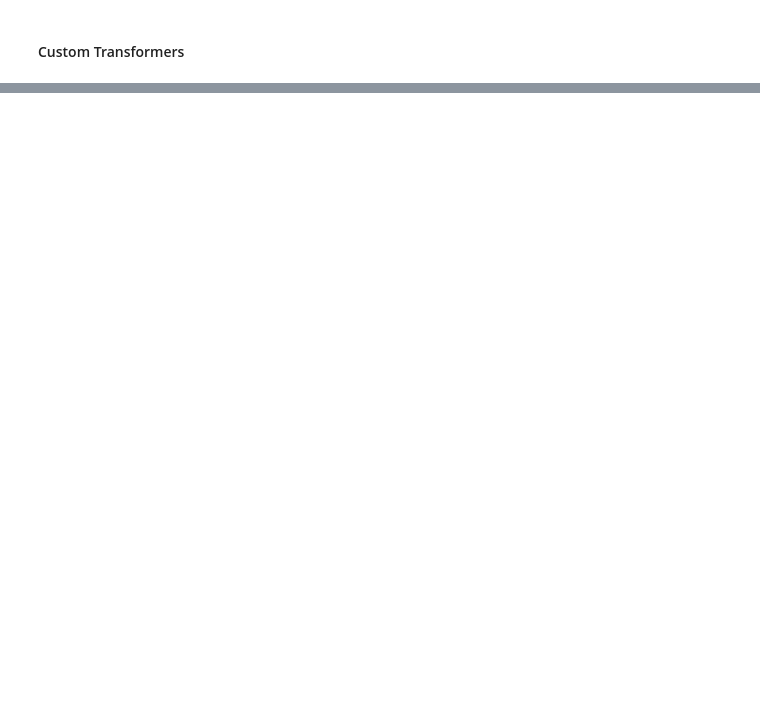
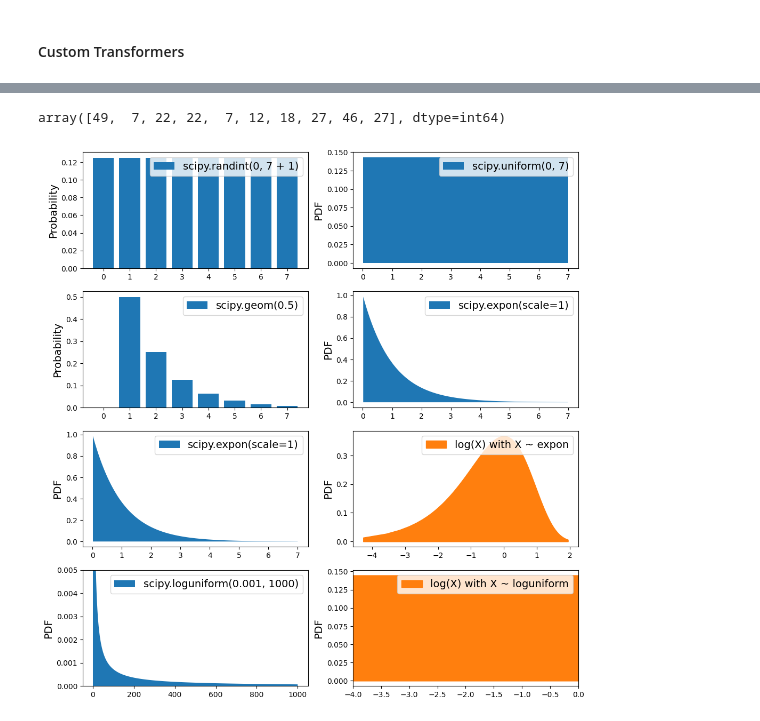
Before and after one commit to 109024503/handson_ml, a Jupyter notebook: Chapter 2.ipynb, the cells around one changed output, grey strips where cells are left out. Cells and saved outputs as stored; diff of their text form; code cells hidden in the pictures; blank space fills up the shorter version.

```diff
--- a/Chapter 2.ipynb
+++ b/Chapter 2.ipynb
@@ -874,0 +1525,56 @@ housing_prepared = processing.fit_transform(housing)
+# %%
+from scipy.stats import randint
+randint(low=3, high=50).rvs(10)
+# %% [output]
+array([49,  7, 22, 22,  7, 12, 18, 27, 46, 27], dtype=int64)
+# %%
+# just a simple code to demo difference between distributions
+from scipy.stats import randint, uniform, geom, expon, loguniform
+
+x_discrete = np.arange(0, 7+1)
+x_continuous = np.linspace(0, 7, 500+1)[1:]
+x_log = np.log(x_continuous)
+x_exp = np.linspace(0.001, 1000, 500)
+
+randint_distrib = randint(0, 7 + 1).pmf(x_discrete)
+uniform_distrib = uniform(0, 7).pdf(x_continuous)
+geom_distrib = geom(0.5).pmf(x_discrete)
+expon_distrib = expon(scale=1).pdf(x_continuous)
+
+log_expon_distrib = np.exp(x_log - np.exp(x_log))
+loguniform_distrib = loguniform(0.001, 1000).pdf(x_exp)
+log_loguniform_distrib = uniform(np.log(0.001), np.log(1000)).pdf(x_log)
+
+fig, ax = plt.subplots(4, 2, figsize=(12, 13))
+
+ax[0][0].bar(x_discrete, randint_distrib, label="scipy.randint(0, 7 + 1)")
+ax[0][0].set_ylabel('Probability')
+
+ax[0][1].fill_between(x_continuous, uniform_distrib, label="scipy.uniform(0, 7)")
+ax[0][1].set_ylabel('PDF')
+
+ax[1][0].bar(x_discrete, geom_distrib, label="scipy.geom(0.5)")
+ax[1][0].set_ylabel('Probability')
+
+ax[1][1].fill_between(x_continuous, expon_distrib, label="scipy.expon(scale=1)")
+ax[1][1].set_ylabel('PDF')
+
+ax[2][0].fill_between(x_continuous, expon_distrib, label="scipy.expon(scale=1)")
+ax[2][0].set_ylabel('PDF')
+
+ax[2][1].fill_between(x_log, log_expon_distrib, label="log(X) with X ~ expon", color='tab:orange')
+ax[2][1].set_ylabel('PDF')
+
+ax[3][0].fill_between(x_exp, loguniform_distrib, label="scipy.loguniform(0.001, 1000)")
+ax[3][0].set_ylabel('PDF')
+ax[3][0].set_ylim(0, 0.005)
+
+ax[3][1].fill_between(x_log, log_loguniform_distrib, label="log(X) with X ~ loguniform", color='tab:orange')
+ax[3][1].set_ylabel('PDF')
+ax[3][1].set_xlim(-4, 0)
+
+for ax in ax.flatten():
+    ax.legend()
+plt.show()
+# %% [output]
+[figure, added]
```
Also changed, not shown: parts of 142 cells of this notebook, 2 other files.
